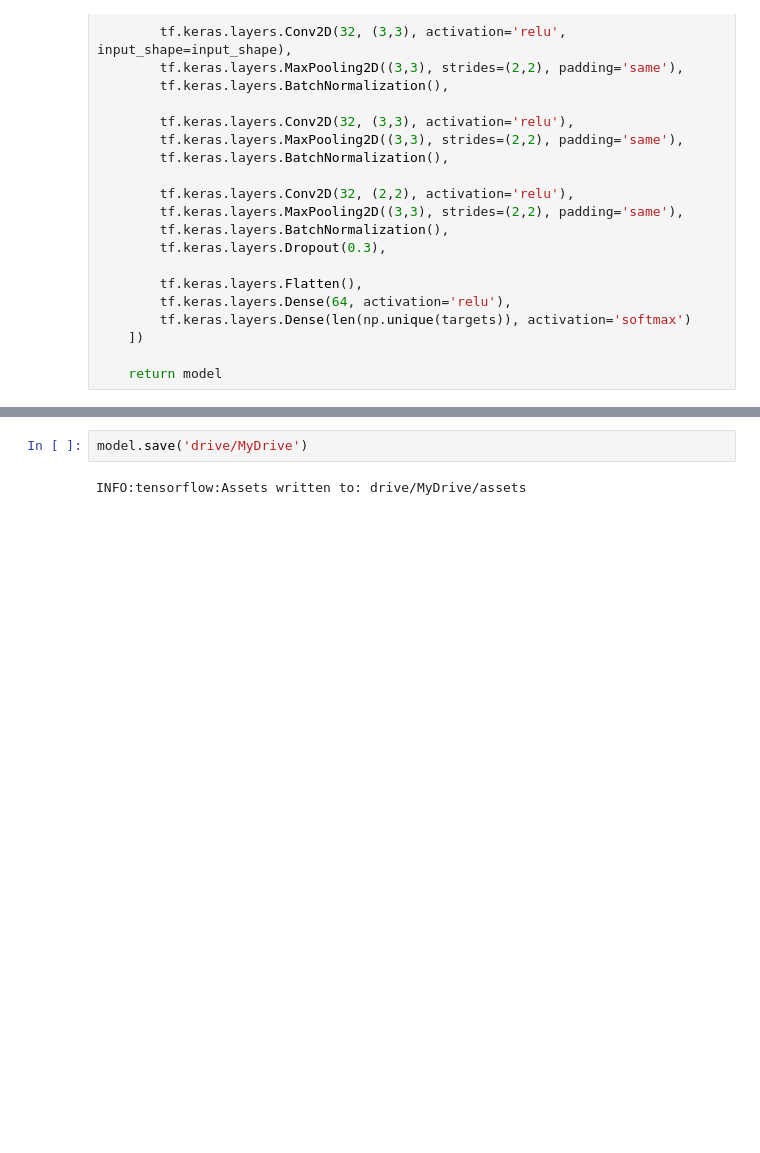
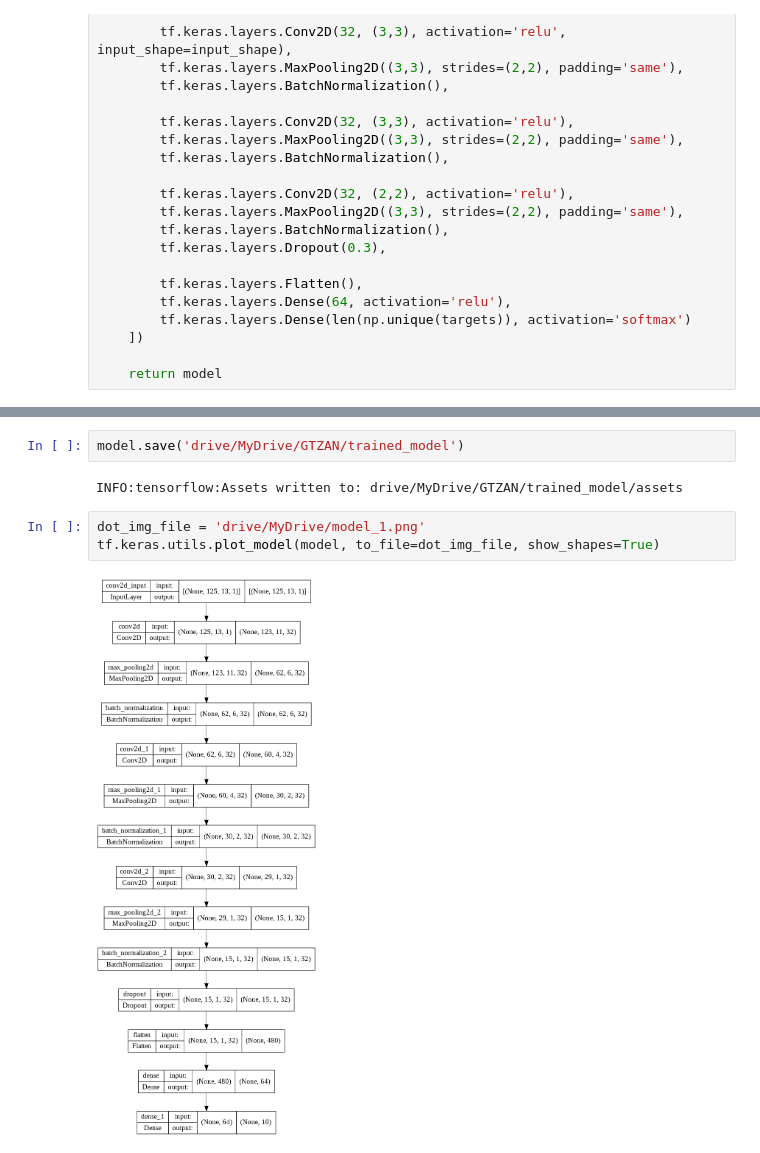
Before and after one commit to ACM-Research/cnn-music-classification, a Jupyter notebook: gtzan_music_cnn.ipynb, the cells around one changed output, grey strips where cells are left out. Saved outputs shown, nothing was run; the diff lists cells and outputs as text; blank space fills up the shorter version.

Commit message:
Update model

```diff
--- a/gtzan_music_cnn.ipynb
+++ b/gtzan_music_cnn.ipynb
@@ -168,4 +187,9 @@ The best accuracy is:  80.23765087127686
 # %%
-model.save('drive/MyDrive')
+model.save('drive/MyDrive/GTZAN/trained_model')
 # %% [output]
-INFO:tensorflow:Assets written to: drive/MyDrive/assets
+INFO:tensorflow:Assets written to: drive/MyDrive/GTZAN/trained_model/assets
+# %%
+dot_img_file = 'drive/MyDrive/model_1.png'
+tf.keras.utils.plot_model(model, to_file=dot_img_file, show_shapes=True)
+# %% [output]
+[figure, added]
```
Also changed, not shown: parts of 6 cells of this notebook, 4 other files.
